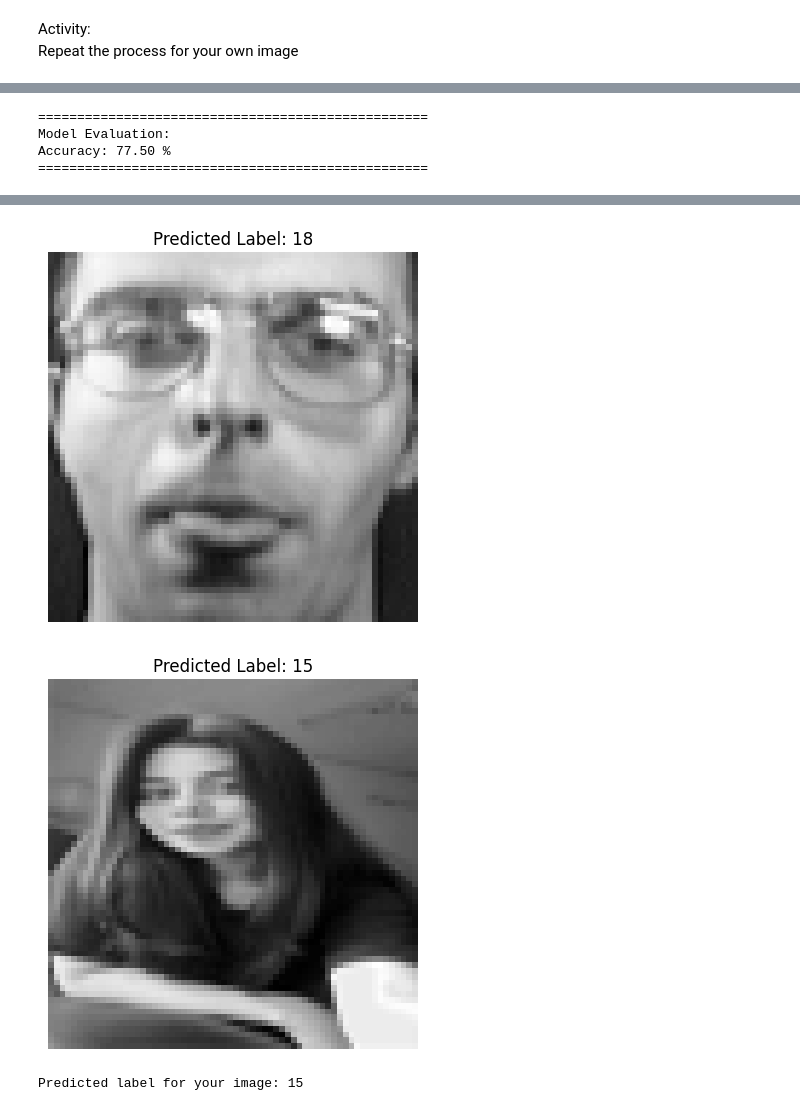
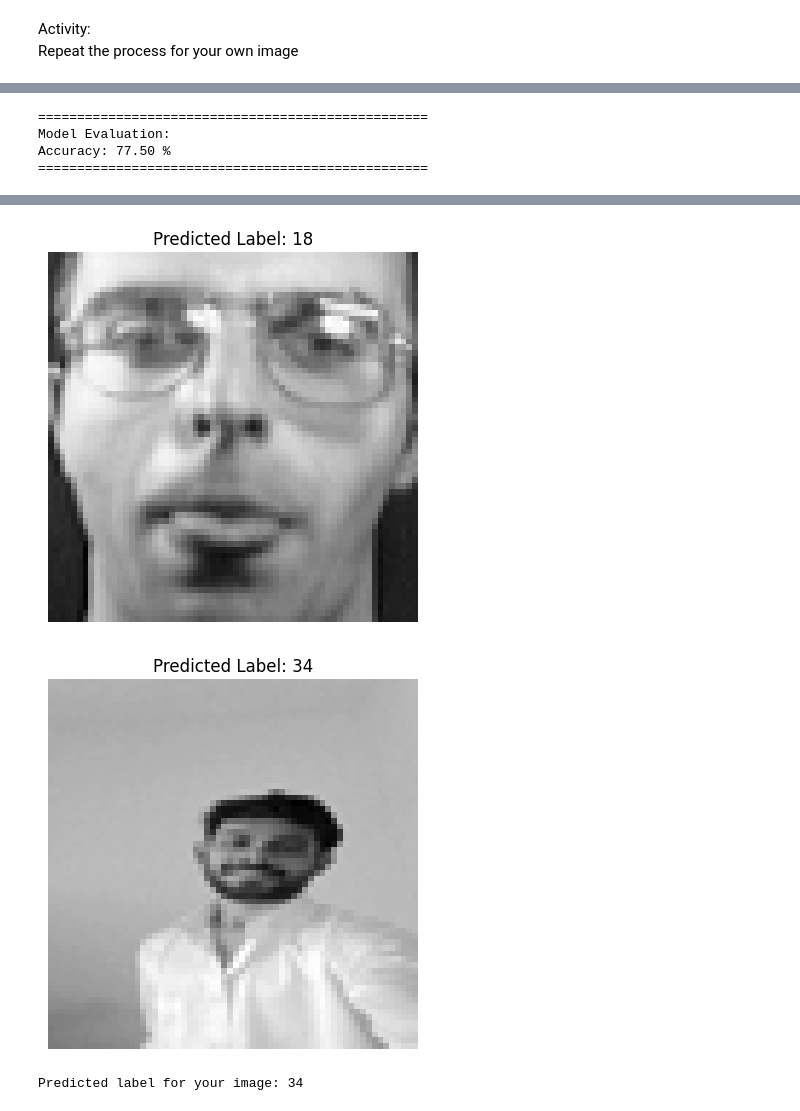
Before and after one commit to ShravaniSindagi00/ML_LAB, a Jupyter notebook: NaiveBayes.ipynb, the cells around one changed output, grey strips where cells are left out. Saved outputs shown, nothing was run; the diff lists cells and outputs as text; code cells hidden in the pictures.

```diff
--- a/NaiveBayes.ipynb
+++ b/NaiveBayes.ipynb
@@ -103,33 +104,33 @@ plt.show()
 
 # Example: Visualize a test image and its predicted label
 test_img = X_test[0].reshape(64, 64)  # Reshape the image for display
 plt.imshow(test_img, cmap='gray')
 plt.title(f"Predicted Label: {y_pred[0]}")
 plt.axis('off')
 plt.show()
 
 # Load and preprocess your own photo
-your_image_path = "/content/shra.jpg"  # Change this to the path of your photo
+your_image_path = "/content/Sanket.jpg"  # Change this to the path of your photo
 your_image = Image.open(your_image_path).convert('L')  # Convert to grayscale
 your_image = your_image.resize((64, 64))  # Resize to match the size of the dataset images
 your_image_array = np.array(your_image).flatten()  # Flatten the image into a vector
 
 # Make a prediction using the trained model
 your_pred = nb_classifier.predict([your_image_array])  # Model expects 2D array
 
 # Display the result
 plt.imshow(your_image, cmap='gray')
 plt.title(f"Predicted Label: {your_pred[0]}")
 plt.axis('off')
 plt.show()
 
 print(f"Predicted label for your image: {your_pred[0]}")
 # %% [output]
 ==================================================
 Model Evaluation:
 Accuracy: 77.50 %
 ==================================================
 [figure]
 [figure]
-[figure, old version]
+[figure, new version]
-Predicted label for your image: 15
+Predicted label for your image: 34
```
Also changed, not shown: parts of 1 cell of this notebook.
